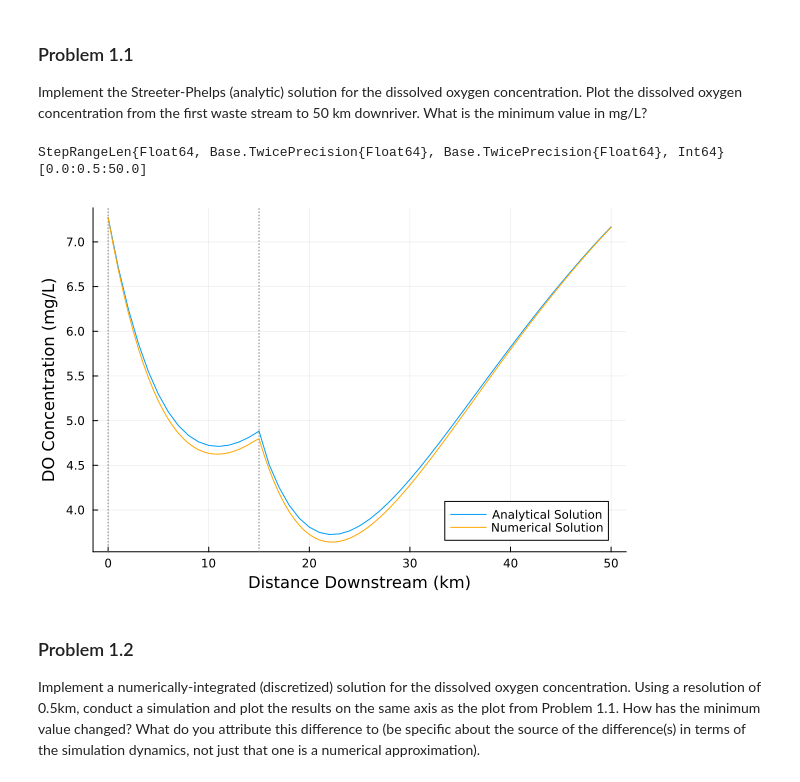
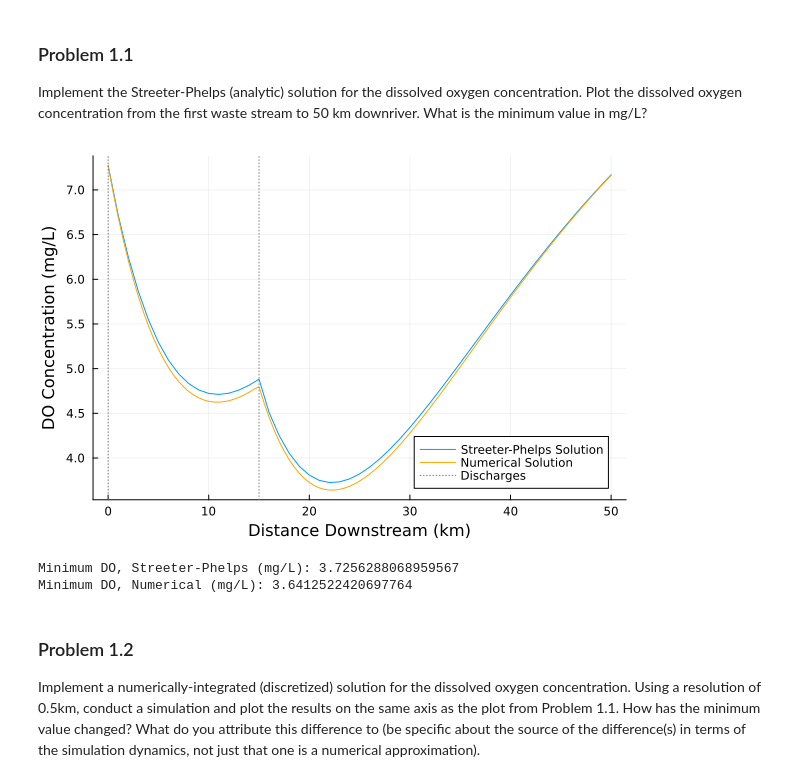
Before and after one commit to BEE4750-FA25/hw3-ellasandwich, a Jupyter notebook: hw03.ipynb, the cells around one changed output. Cells and saved outputs as stored; diff of their text form; code cells hidden in the pictures.

```diff
--- a/hw03.ipynb
+++ b/hw03.ipynb
@@ -107,39 +107,44 @@ for i in 16:50
     Cx = Cs*(1-a1) + C_0*a1 - B_0*a2 - N_0*a3
     push!(C_x, Cx)
 end
+min_SP = minimum(C_x)
+println("Minimum DO, Streeter-Phelps (mg/L): $min_SP")
 
 ### Discretized model
 C_x_disc = []
 dx = 0.5
 C0 = (100000*7.5+10000*5)/(110000)
 B0 = (100000*5+10000*50)/(110000)
 N0 = (100000*5+10000*35)/(110000)
 Cx = C0
 for i in 0:dx:15-dx
     push!(C_x_disc, Cx)
     C_x1 = Cx + (dx/U) * (ka*(Cs-Cx) - kc*B0*exp(-kc*i/U)-kn*N0*exp(-kn*i/U))
     Cx = C_x1
 end
 C_0 = (110000*C_x_disc[end]+15000*5)/(125000)
 B_0 = (110000*B0*exp(-kc*15/U)+15000*45)/(125000)
 N_0 = (110000*N0*exp(-kn*15/U)+15000*35)/(125000)
 Cx = C_0
 for i in 15:dx:50
     x = i-15
     push!(C_x_disc, Cx)
     C_x1 = Cx + (dx/U) * (ka*(Cs-Cx) - kc*B_0*exp(-kc*x/U)-kn*N_0*exp(-kn*x/U))
     Cx = C_x1
 end
+min_Disc = minimum(C_x_disc)
+println("Minimum DO, Numerical (mg/L): $min_Disc")
 # graphing
 x1 = [0:50]
-p = plot(x1, C_x, label = "Analytical Solution", xlabel= "Distance Downstream (km)", ylabel="DO Concentration (mg/L)")
-vline!([0,15], linestyle=:dot, label=:false, color = "grey")
+p = plot(x1, C_x, label = "Streeter-Phelps Solution", xlabel= "Distance Downstream (km)", ylabel="DO Concentration (mg/L)")
 x2 = [0:0.5:50]
 plot!(x2, C_x_disc, color = "orange", label="Numerical Solution")
+vline!([0,15], linestyle=:dot, label="Discharges", color = "grey")
 display(p)
 # %% [output]
+[figure, new version]
-StepRangeLen{Float64, Base.TwicePrecision{Float64}, Base.TwicePrecision{Float64}, Int64}[0.0:0.5:50.0]
+Minimum DO, Streeter-Phelps (mg/L): 3.7256288068959567
+Minimum DO, Numerical (mg/L): 3.6412522420697764
-[figure, old version]
 # %% [markdown]
 ### Problem 1.2
 
```
